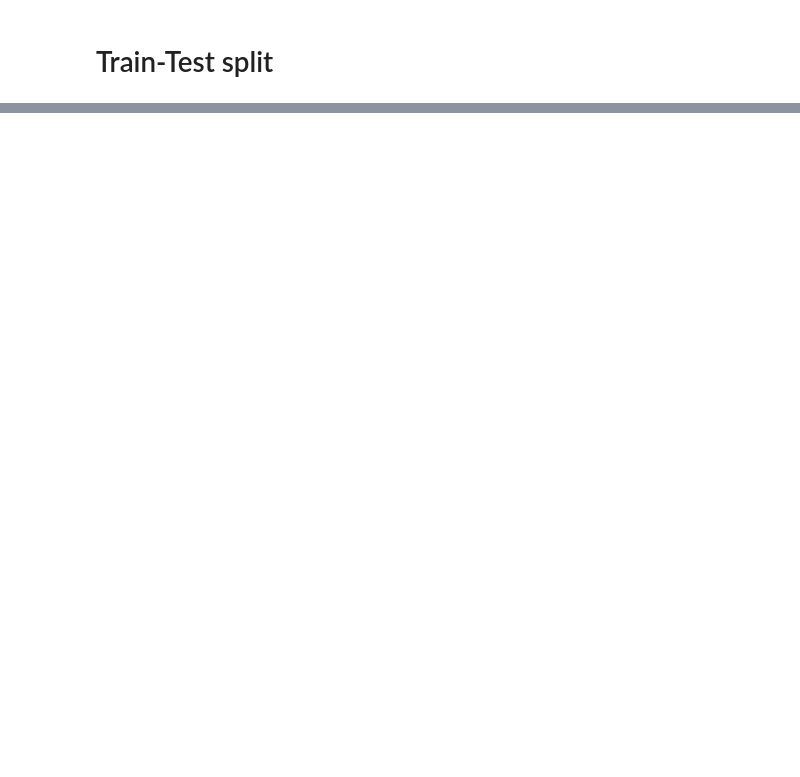
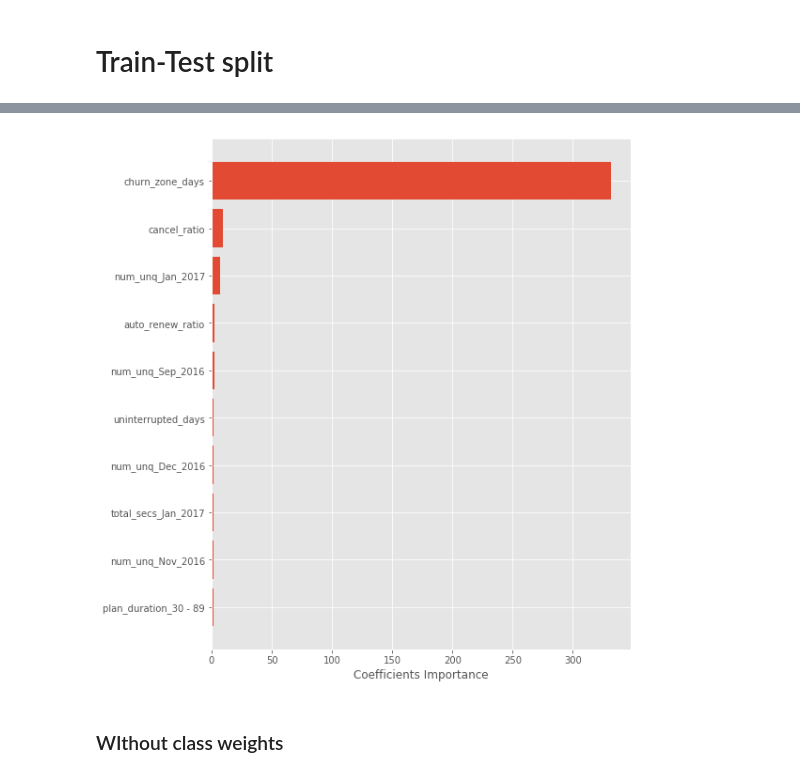
Before and after one commit to cedricherman/Churn_Prediction_KKBOX, a Jupyter notebook: notebooks/08_KKBOX_Model_Building.ipynb, the cells around one changed output, grey strips where cells are left out. Cells and saved outputs as stored; diff of their text form; code cells hidden in the pictures; blank space fills up the shorter version.

Commit message:
Completed model building

```diff
--- a/notebooks/08_KKBOX_Model_Building.ipynb
+++ b/notebooks/08_KKBOX_Model_Building.ipynb
@@ -180,0 +216,27 @@ print('Most important feature =', names[l1_coef.argmax()])
+# %%
+# get column names except target
+names = df_full.drop(labels='is_churn', axis = 1).columns
+
+# get coefficient of logistic regression model
+l1_coef = gsw_clf.best_estimator_.named_steps['clf'].coef_
+# flatten it
+l1_coef = np.abs(l1_coef.ravel())
+# get indices for sorting in descending order
+indsorted = l1_coef.argsort()[::-1]
+# apply indices to names and coeff
+names = names[indsorted[:10]]
+l1_coef = l1_coef[indsorted[:10]]
+y_pos = range(len(names))
+
+# make plot
+figimp , aximp = plt.subplots(figsize = (8, 10))
+aximp.barh(y_pos, l1_coef)
+aximp.set_yticks(y_pos)
+aximp.set_yticklabels(names)
+aximp.set_xlabel('Coefficients Importance')
+aximp.invert_yaxis()
+figax.savefig(os.path.join(os.pardir, 'reports', 'figures', 'Songs_Percent_hist.png'))
+# %% [output]
+[figure, added]
+# %% [markdown]
+### WIthout class weights
```
Also changed, not shown: parts of 48 cells of this notebook, 2 other files.
